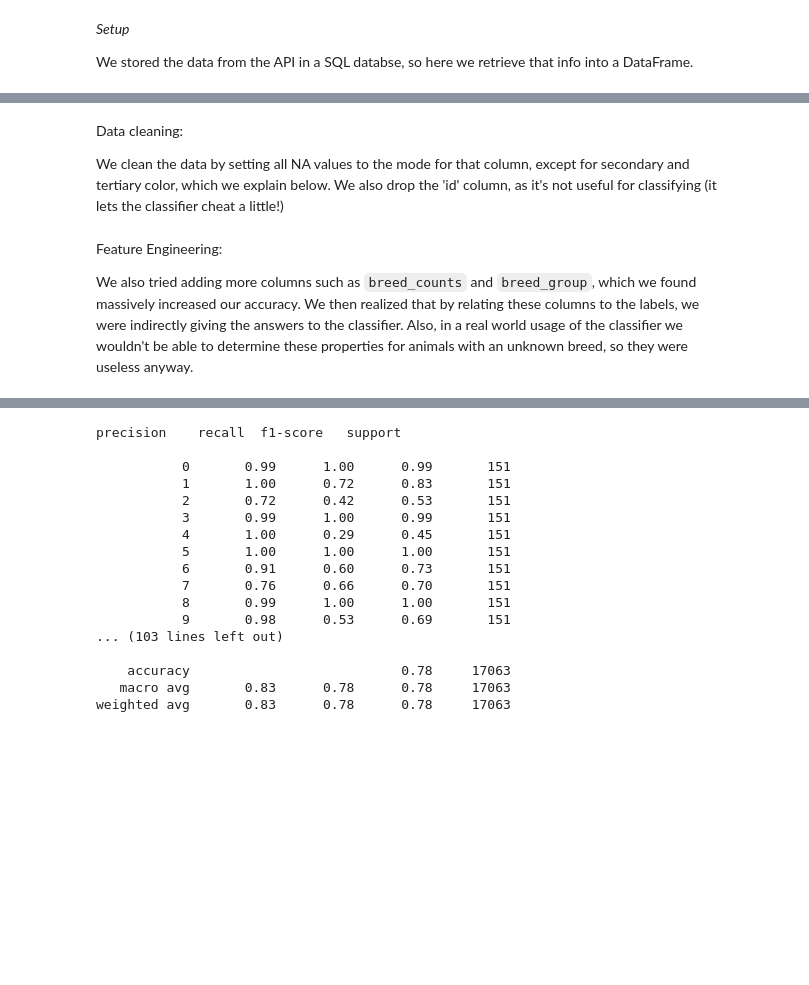
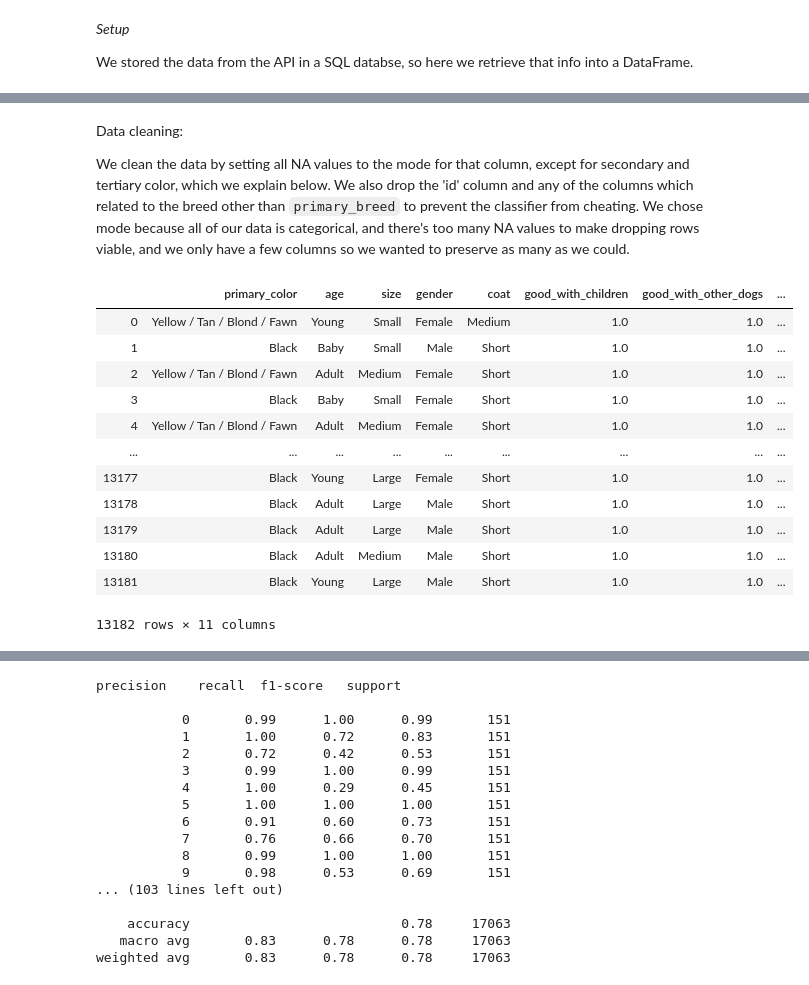
Before and after one commit to codesmary/doggo-mining, a Jupyter notebook: Classifier.ipynb, the cells around one changed output, grey strips where cells are left out. Cells and saved outputs as stored; diff of their text form; code cells hidden in the pictures; blank space fills up the shorter version.

```diff
--- a/Classifier.ipynb
+++ b/Classifier.ipynb
@@ -85,13 +85,26 @@ dtype: object
 # %% [markdown]
 Data cleaning:
 
-We clean the data by setting all NA values to the mode for that column, except for secondary and tertiary color, which we explain below. We also drop the 'id' column, as it's not useful for classifying (it lets the classifier cheat a little!)
+We clean the data by setting all NA values to the mode for that column, except for secondary and tertiary color, which we explain below. We also drop the 'id' column and any of the columns which related to the breed other than `primary_breed` to prevent the classifier from cheating. We chose mode because all of our data is categorical, and there's too many NA values to make dropping rows viable, and we only have a few columns so we wanted to preserve as many as we could.
 # %%
 fill_mode = lambda col: col.fillna(col.mode()[0])
-data = data.drop(['id', 'secondary_color', 'tertiary_color'], axis=1) \
+
+data_cleaned = data.drop(['id', 'secondary_color', 'tertiary_color', 'secondary_breed', 'unknown_breed', 'mixed_breed'], axis=1) \
 .apply(fill_mode, axis=0) \
 .join(data[['secondary_color', 'tertiary_color']])
+
+data_cleaned
+# %% [output]
+|  | primary_color | age | size | gender | coat | good_with_children | good_with_other_dogs | ... |
+| 0 | Yellow / Tan / Blond / Fawn | Young | Small | Female | Medium | 1.0 | 1.0 | ... |
+| 1 | Black | Baby | Small | Male | Short | 1.0 | 1.0 | ... |
+| 2 | Yellow / Tan / Blond / Fawn | Adult | Medium | Female | Short | 1.0 | 1.0 | ... |
+| 3 | Black | Baby | Small | Female | Short | 1.0 | 1.0 | ... |
+| 4 | Yellow / Tan / Blond / Fawn | Adult | Medium | Female | Short | 1.0 | 1.0 | ... |
+| ... | ... | ... | ... | ... | ... | ... | ... | ... |
+| 13177 | Black | Young | Large | Female | Short | 1.0 | 1.0 | ... |
+| 13178 | Black | Adult | Large | Male | Short | 1.0 | 1.0 | ... |
+| 13179 | Black | Adult | Large | Male | Short | 1.0 | 1.0 | ... |
+| 13180 | Black | Adult | Medium | Male | Short | 1.0 | 1.0 | ... |
+| 13181 | Black | Young | Large | Male | Short | 1.0 | 1.0 | ... |
+13182 rows × 11 columns
-# %% [markdown]
-Feature Engineering:
-
-We also tried adding more columns such as `breed_counts` and `breed_group`, which we found massively increased our accuracy. We then realized that by relating these columns to the labels, we were indirectly giving the answers to the classifier. Also, in a real world usage of the classifier we wouldn't be able to determine these properties for animals with an unknown breed, so they were useless anyway.
```
Also changed, not shown: parts of 10 cells of this notebook, 2 other files.
